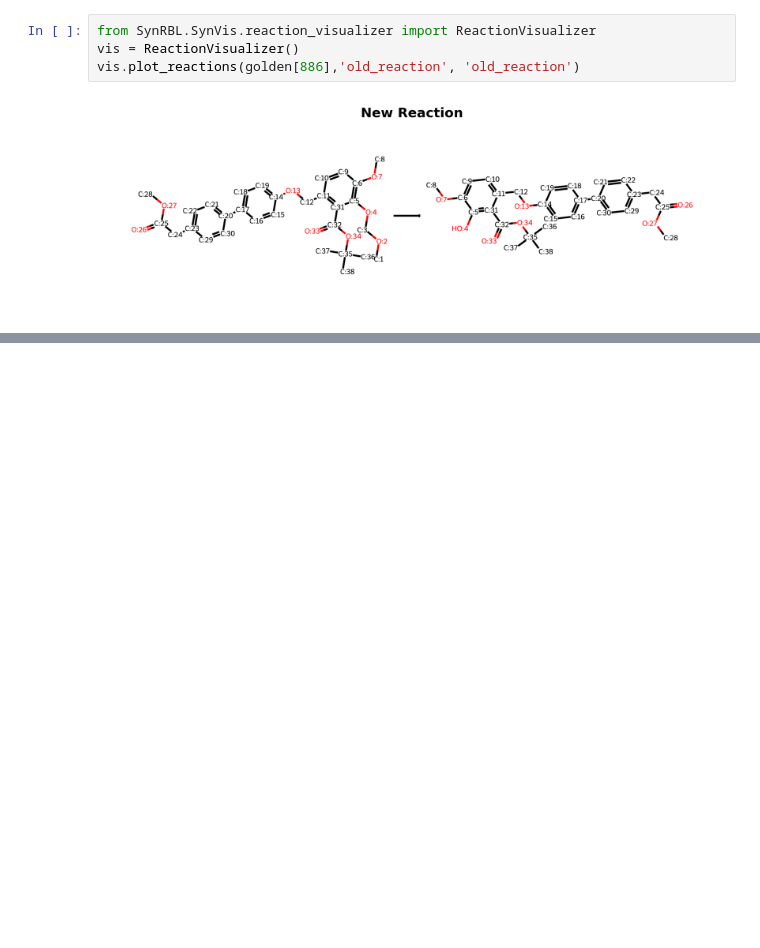
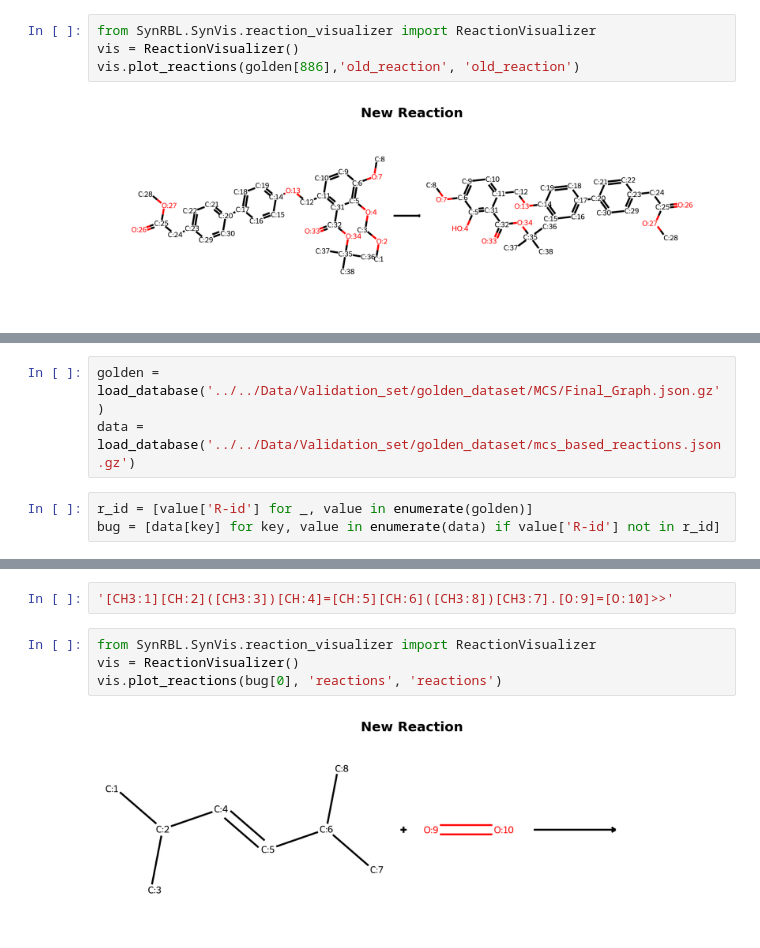
Before and after one commit to TieuLongPhan/SynRBL, a Jupyter notebook: Pipeline/Validation/check_rule_based.ipynb, the cells around one changed output, grey strips where cells are left out. Saved outputs shown, nothing was run; the diff lists cells and outputs as text; blank space fills up the shorter version.

```diff
--- a/Pipeline/Validation/check_rule_based.ipynb
+++ b/Pipeline/Validation/check_rule_based.ipynb
@@ -709,0 +427,6 @@ Chem.MolFromSmarts(mcs[886]['mcs_results'][0])
+# %%
+golden = load_database('../../Data/Validation_set/golden_dataset/MCS/Final_Graph.json.gz')
+data = load_database('../../Data/Validation_set/golden_dataset/mcs_based_reactions.json.gz')
+# %%
+r_id = [value['R-id'] for _, value in enumerate(golden)]
+bug = [data[key] for key, value in enumerate(data) if value['R-id'] not in r_id]
@@ -709,0 +442,8 @@ Chem.MolFromSmarts(mcs[886]['mcs_results'][0])
+# %%
+'[CH3:1][CH:2]([CH3:3])[CH:4]=[CH:5][CH:6]([CH3:8])[CH3:7].[O:9]=[O:10]>>'
+# %%
+from SynRBL.SynVis.reaction_visualizer import ReactionVisualizer
+vis = ReactionVisualizer()
+vis.plot_reactions(bug[0], 'reactions', 'reactions')
+# %% [output]
+[figure, added]
```
Also changed, not shown: parts of 29 cells of this notebook, 1 other file.
